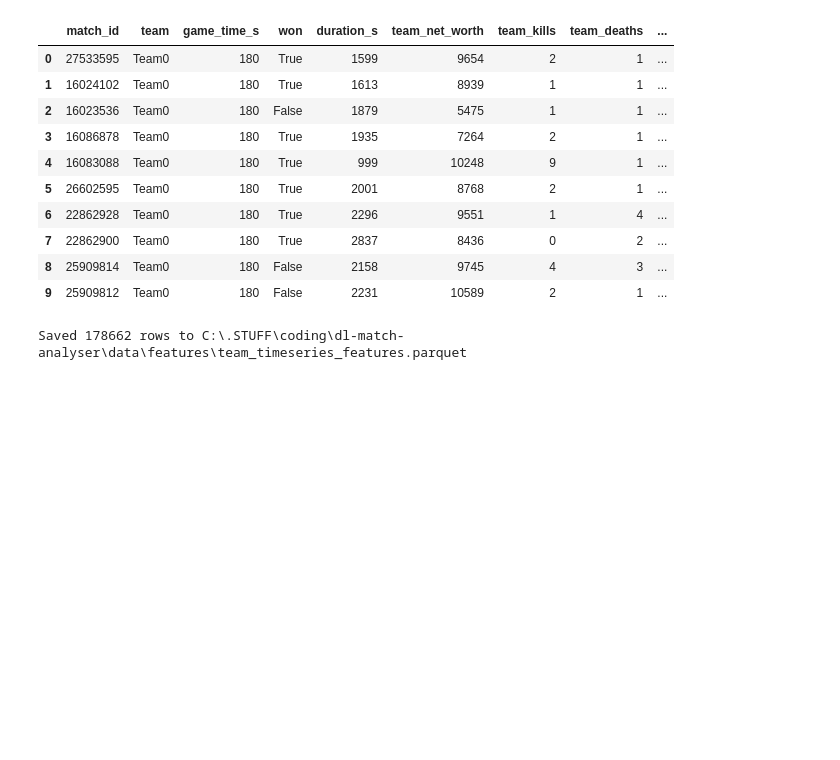
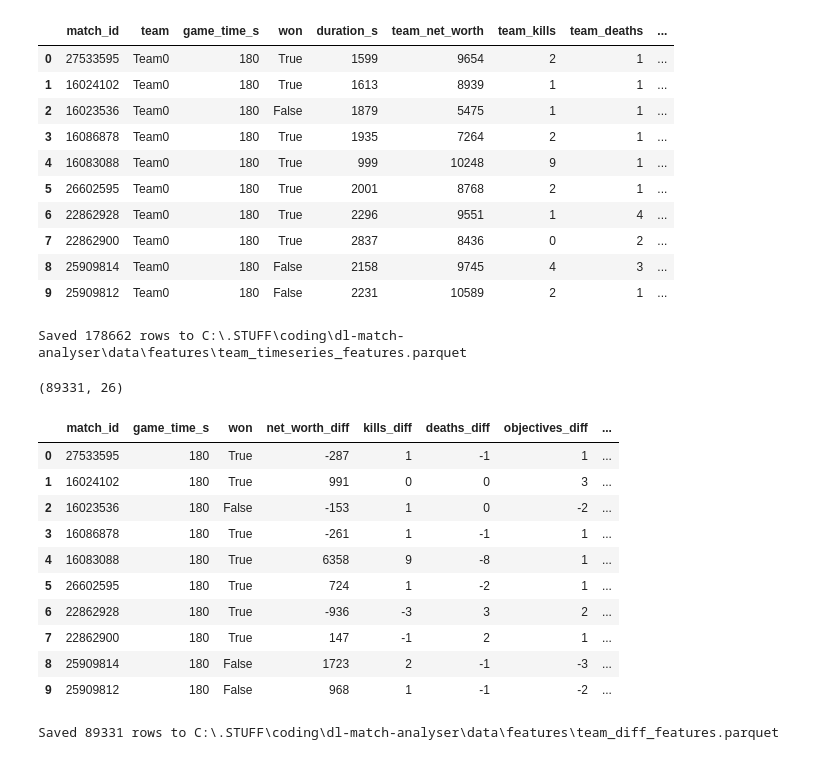
Before and after one commit to seiryuu9/dl-match-analyser, a Jupyter notebook: notebooks/02_feature_engineering.ipynb, the cells around one changed output. Saved outputs shown, nothing was run; the diff lists cells and outputs as text; code cells hidden in the pictures; blank space fills up the shorter version.

Commit message:
diff features and training start

```diff
--- a/notebooks/02_feature_engineering.ipynb
+++ b/notebooks/02_feature_engineering.ipynb
@@ -262,3 +262,44 @@ features.to_parquet(FEATURE_DIR / "team_timeseries_features.parquet")
 print(f"Saved {features.shape[0]} rows to {FEATURE_DIR / 'team_timeseries_features.parquet'}")
 # %% [output]
 Saved 178662 rows to C:\.STUFF\coding\dl-match-analyser\data\features\team_timeseries_features.parquet
+# %%
+stat_cols_team0 = [f'{c}_team0' for c in ['team_net_worth', 'team_kills', 'team_deaths', 'team_damage']]
+stat_cols_team1 = [f'{c}_team1' for c in ['team_net_worth', 'team_kills', 'team_deaths', 'team_damage']]
+
+for col in stat_cols_team0 + stat_cols_team1:
+    merged[col] = merged[col].astype('int64')
+
+for col in ['own_objectives_cumulative', 'enemy_objectives_cumulative',
+            'own_deaths_cumulative', 'enemy_deaths_cumulative',
+            'own_mid_boss_claims', 'enemy_mid_boss_claims']:
+    merged[col] = merged[col].astype('int64')
+
+merged['net_worth_diff'] = merged['team_net_worth_team0'] - merged['team_net_worth_team1']
+merged['kills_diff'] = merged['team_kills_team0'] - merged['team_kills_team1']
+merged['deaths_diff'] = merged['team_deaths_team0'] - merged['team_deaths_team1']
+merged['damage_diff'] = merged['team_damage_team0'] - merged['team_damage_team1']
+merged['objectives_diff'] = merged['own_objectives_cumulative'] - merged['enemy_objectives_cumulative']
+merged['deaths_cumulative_diff'] = merged['own_deaths_cumulative'] - merged['enemy_deaths_cumulative']
+merged['mid_boss_diff'] = merged['own_mid_boss_claims'] - merged['enemy_mid_boss_claims']
+
+print(merged.shape)
+merged[['match_id', 'game_time_s', 'won', 'net_worth_diff', 'kills_diff',
+        'deaths_diff', 'objectives_diff', 'mid_boss_diff']].head(10)
+# %% [output]
+(89331, 26)
+|  | match_id | game_time_s | won | net_worth_diff | kills_diff | deaths_diff | objectives_diff | ... |
+| 0 | 27533595 | 180 | True | -287 | 1 | -1 | 1 | ... |
+| 1 | 16024102 | 180 | True | 991 | 0 | 0 | 3 | ... |
+| 2 | 16023536 | 180 | False | -153 | 1 | 0 | -2 | ... |
+| 3 | 16086878 | 180 | True | -261 | 1 | -1 | 1 | ... |
+| 4 | 16083088 | 180 | True | 6358 | 9 | -8 | 1 | ... |
+| 5 | 26602595 | 180 | True | 724 | 1 | -2 | 1 | ... |
+| 6 | 22862928 | 180 | True | -936 | -3 | 3 | 2 | ... |
+| 7 | 22862900 | 180 | True | 147 | -1 | 2 | 1 | ... |
+| 8 | 25909814 | 180 | False | 1723 | 2 | -1 | -3 | ... |
+| 9 | 25909812 | 180 | False | 968 | 1 | -1 | -2 | ... |
+# %%
+merged.to_parquet(FEATURE_DIR / "team_diff_features.parquet")
+print(f"Saved {merged.shape[0]} rows to {FEATURE_DIR / 'team_diff_features.parquet'}")
+# %% [output]
+Saved 89331 rows to C:\.STUFF\coding\dl-match-analyser\data\features\team_diff_features.parquet
```
Also changed, not shown: parts of 2 cells of this notebook.
